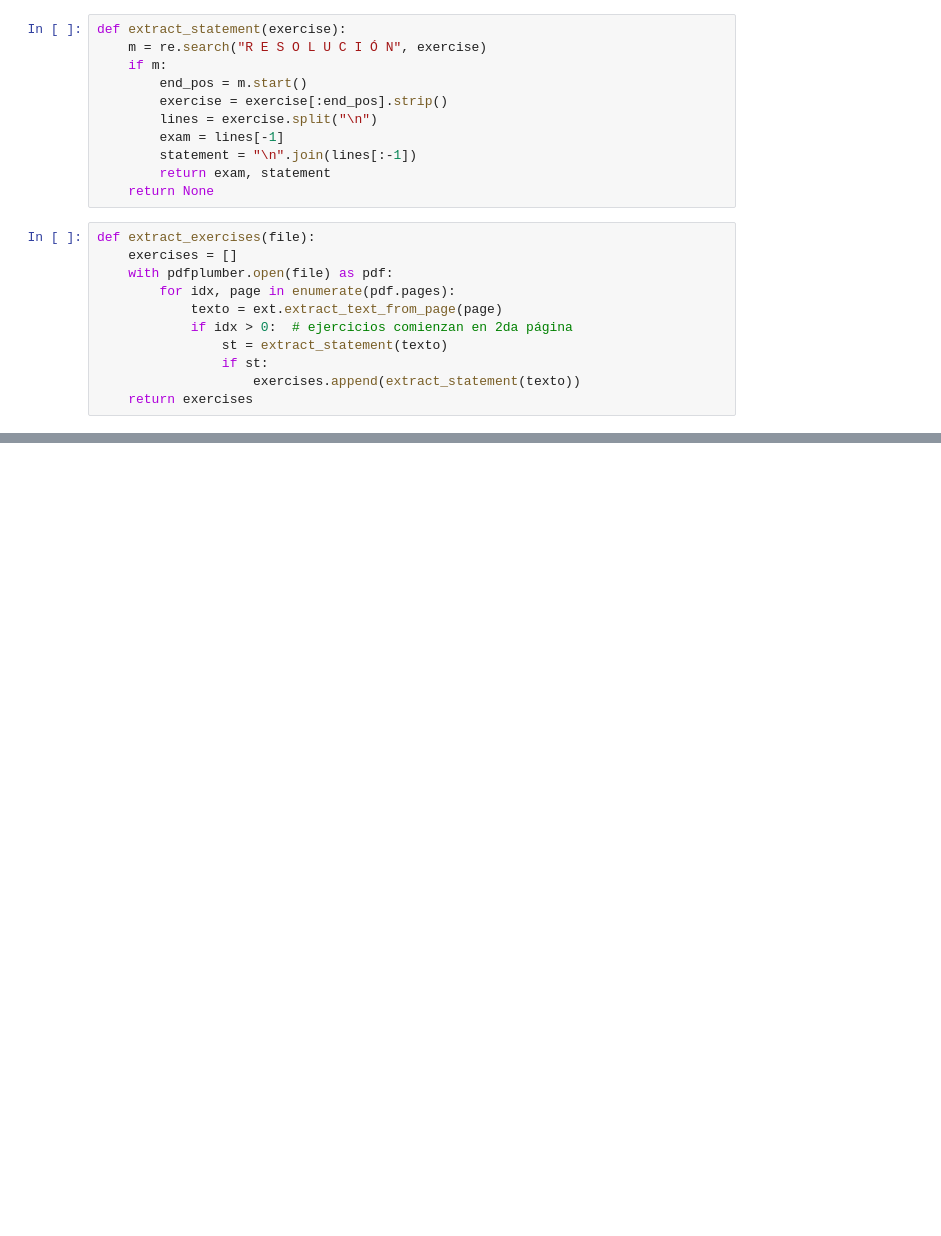
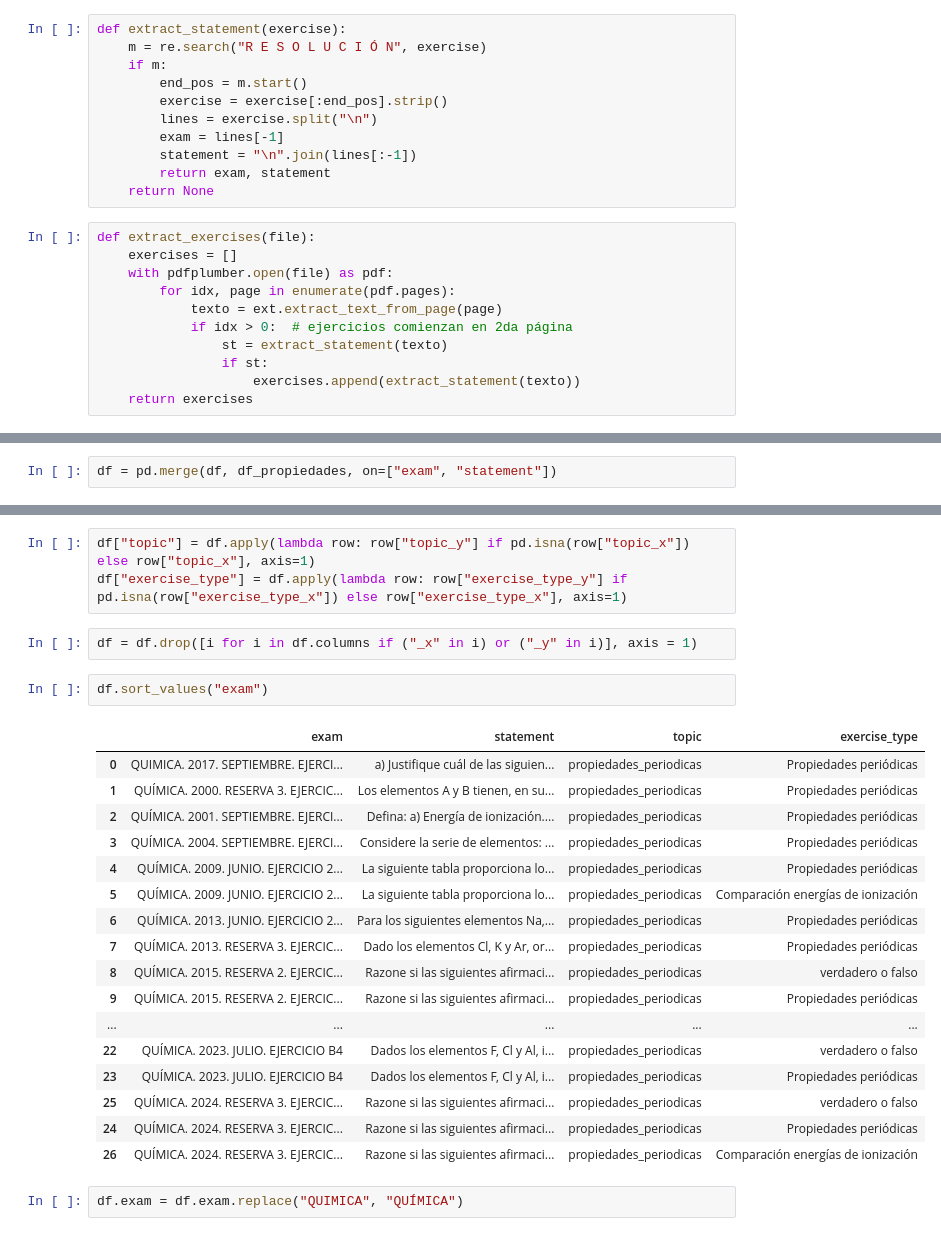
Before and after one commit to chusk2/selector_examenes, a Jupyter notebook: notebooks/classify/test_keywords.ipynb, the cells around one changed output, grey strips where cells are left out. Saved outputs shown, nothing was run; the diff lists cells and outputs as text; blank space fills up the shorter version.

```diff
--- a/notebooks/classify/test_keywords.ipynb
+++ b/notebooks/classify/test_keywords.ipynb
@@ -85,0 +208,2 @@ df.exercise_type.unique()
+# %%
+df = pd.merge(df, df_propiedades, on=["exam", "statement"])
@@ -85,0 +218,27 @@ df.exercise_type.unique()
+# %%
+df["topic"] = df.apply(lambda row: row["topic_y"] if pd.isna(row["topic_x"]) else row["topic_x"], axis=1)
+df["exercise_type"] = df.apply(lambda row: row["exercise_type_y"] if pd.isna(row["exercise_type_x"]) else row["exercise_type_x"], axis=1)
+# %%
+df = df.drop([i for i in df.columns if ("_x" in i) or ("_y" in i)], axis = 1)
+# %%
+df.sort_values("exam")
+# %% [output]
+|  | exam | statement | topic | exercise_type |
+| 0 | QUIMICA. 2017. SEPTIEMBRE. EJERCI... | a) Justifique cuál de las siguien... | propiedades_periodicas | Propiedades periódicas |
+| 1 | QUÍMICA. 2000. RESERVA 3. EJERCIC... | Los elementos A y B tienen, en su... | propiedades_periodicas | Propiedades periódicas |
+| 2 | QUÍMICA. 2001. SEPTIEMBRE. EJERCI... | Defina: a) Energía de ionización.... | propiedades_periodicas | Propiedades periódicas |
+| 3 | QUÍMICA. 2004. SEPTIEMBRE. EJERCI... | Considere la serie de elementos: ... | propiedades_periodicas | Propiedades periódicas |
+| 4 | QUÍMICA. 2009. JUNIO. EJERCICIO 2... | La siguiente tabla proporciona lo... | propiedades_periodicas | Propiedades periódicas |
+| 5 | QUÍMICA. 2009. JUNIO. EJERCICIO 2... | La siguiente tabla proporciona lo... | propiedades_periodicas | Comparación energías de ionización |
+| 6 | QUÍMICA. 2013. JUNIO. EJERCICIO 2... | Para los siguientes elementos Na,... | propiedades_periodicas | Propiedades periódicas |
+| 7 | QUÍMICA. 2013. RESERVA 3. EJERCIC... | Dado los elementos Cl, K y Ar, or... | propiedades_periodicas | Propiedades periódicas |
+| 8 | QUÍMICA. 2015. RESERVA 2. EJERCIC... | Razone si las siguientes afirmaci... | propiedades_periodicas | verdadero o falso |
+| 9 | QUÍMICA. 2015. RESERVA 2. EJERCIC... | Razone si las siguientes afirmaci... | propiedades_periodicas | Propiedades periódicas |
+| ... | ... | ... | ... | ... |
+| 22 | QUÍMICA. 2023. JULIO. EJERCICIO B4 | Dados los elementos F, Cl y Al, i... | propiedades_periodicas | verdadero o falso |
+| 23 | QUÍMICA. 2023. JULIO. EJERCICIO B4 | Dados los elementos F, Cl y Al, i... | propiedades_periodicas | Propiedades periódicas |
+| 25 | QUÍMICA. 2024. RESERVA 3. EJERCIC... | Razone si las siguientes afirmaci... | propiedades_periodicas | verdadero o falso |
+| 24 | QUÍMICA. 2024. RESERVA 3. EJERCIC... | Razone si las siguientes afirmaci... | propiedades_periodicas | Propiedades periódicas |
+| 26 | QUÍMICA. 2024. RESERVA 3. EJERCIC... | Razone si las siguientes afirmaci... | propiedades_periodicas | Comparación energías de ionización |
+# %%
+df.exam = df.exam.replace("QUIMICA", "QUÍMICA")
```
Also changed, not shown: parts of 24 cells of this notebook, 3 other files.
